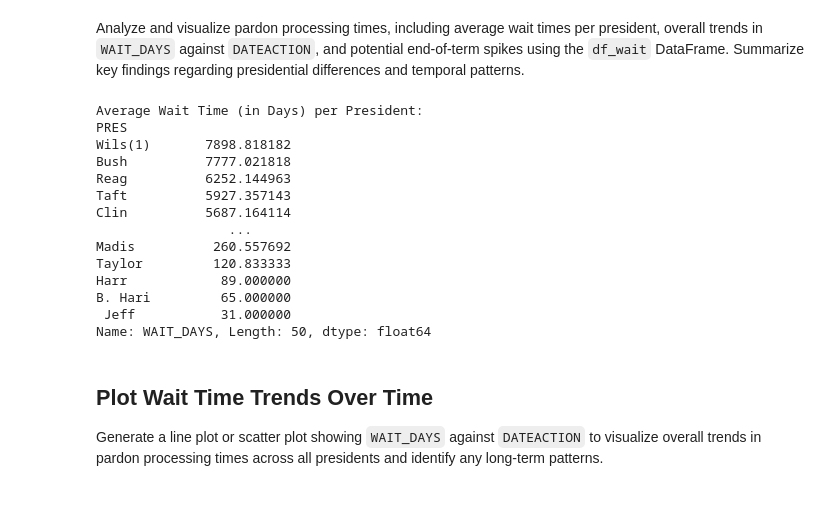
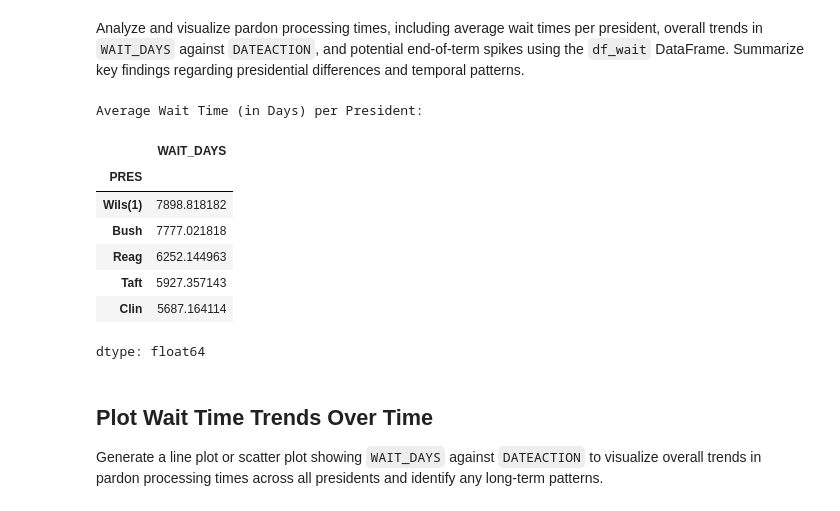
Before and after one commit to GraceSchmidt1/Group2_US_Pardons, a Jupyter notebook: US_Pardons_EDA.ipynb, the cells around one changed output. Drawn from its saved outputs; the diff is of its cells as text; code cells hidden in the pictures.

```diff
--- a/US_Pardons_EDA.ipynb
+++ b/US_Pardons_EDA.ipynb
@@ -488,23 +587,19 @@ Analyze and visualize pardon processing times, including average wait times per
 # %%
 #(GS-code orginator)
 avg_wait_time_per_president = df_wait.groupby('PRES')['WAIT_DAYS'].mean().sort_values(ascending=False)
 print("Average Wait Time (in Days) per President:")
-print(avg_wait_time_per_president)
+# print(avg_wait_time_per_president)
+display(avg_wait_time_per_president.head())
 # %% [output]
 Average Wait Time (in Days) per President:
-PRES
-Wils(1)       7898.818182
-Bush          7777.021818
-Reag          6252.144963
-Taft          5927.357143
-Clin          5687.164114
-                 ...
-Madis          260.557692
-Taylor         120.833333
-Harr            89.000000
-B. Hari         65.000000
- Jeff           31.000000
-Name: WAIT_DAYS, Length: 50, dtype: float64
+|  | WAIT_DAYS |
+| PRES |  |
+| Wils(1) | 7898.818182 |
+| Bush | 7777.021818 |
+| Reag | 6252.144963 |
+| Taft | 5927.357143 |
+| Clin | 5687.164114 |
+dtype: float64
 # %% [markdown]
 ## Plot Wait Time Trends Over Time
 
```
Also changed, not shown: parts of 53 cells of this notebook.
